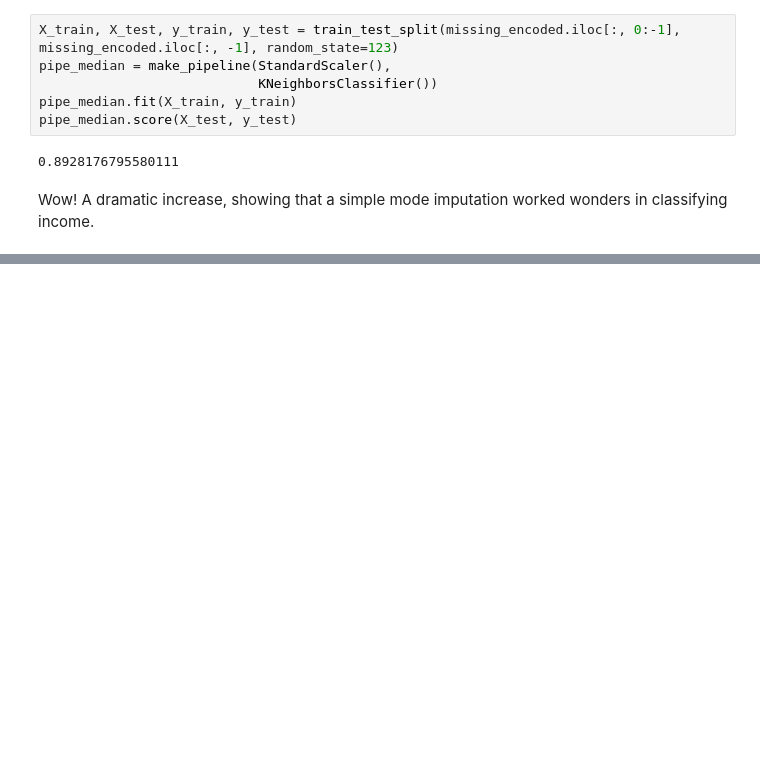
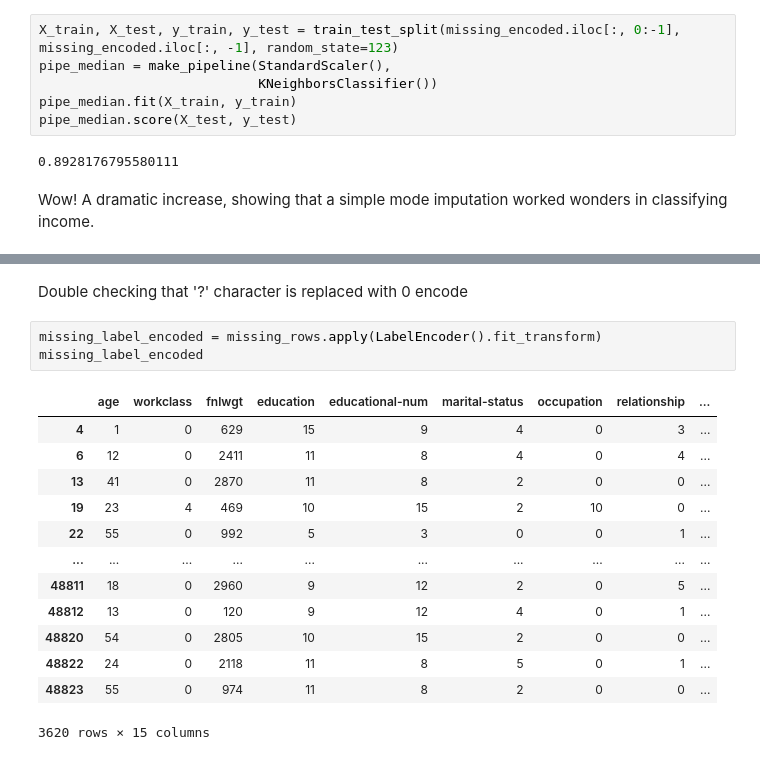
Before and after one commit to PranithKoppula7/probabilistic-income-maximization, a Jupyter notebook: models/imputation.ipynb, the cells around one changed output, grey strips where cells are left out. Saved outputs shown, nothing was run; the diff lists cells and outputs as text; blank space fills up the shorter version.

```diff
--- a/models/imputation.ipynb
+++ b/models/imputation.ipynb
@@ -214,0 +225,19 @@ Wow! A dramatic increase, showing that a simple mode imputation worked wonders i
+# %% [markdown]
+Double checking that '?' character is replaced with 0 encode
+# %%
+missing_label_encoded = missing_rows.apply(LabelEncoder().fit_transform)
+missing_label_encoded
+# %% [output]
+|  | age | workclass | fnlwgt | education | educational-num | marital-status | occupation | relationship | ... |
+| 4 | 1 | 0 | 629 | 15 | 9 | 4 | 0 | 3 | ... |
+| 6 | 12 | 0 | 2411 | 11 | 8 | 4 | 0 | 4 | ... |
+| 13 | 41 | 0 | 2870 | 11 | 8 | 2 | 0 | 0 | ... |
+| 19 | 23 | 4 | 469 | 10 | 15 | 2 | 10 | 0 | ... |
+| 22 | 55 | 0 | 992 | 5 | 3 | 0 | 0 | 1 | ... |
+| ... | ... | ... | ... | ... | ... | ... | ... | ... | ... |
+| 48811 | 18 | 0 | 2960 | 9 | 12 | 2 | 0 | 5 | ... |
+| 48812 | 13 | 0 | 120 | 9 | 12 | 4 | 0 | 1 | ... |
+| 48820 | 54 | 0 | 2805 | 10 | 15 | 2 | 0 | 0 | ... |
+| 48822 | 24 | 0 | 2118 | 11 | 8 | 5 | 0 | 1 | ... |
+| 48823 | 55 | 0 | 974 | 11 | 8 | 2 | 0 | 0 | ... |
+3620 rows × 15 columns
```
Also changed, not shown: parts of 5 cells of this notebook.
